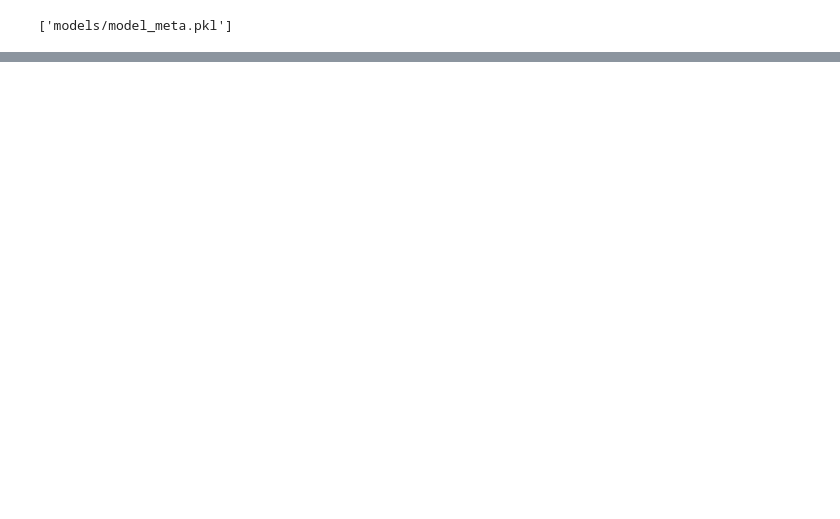
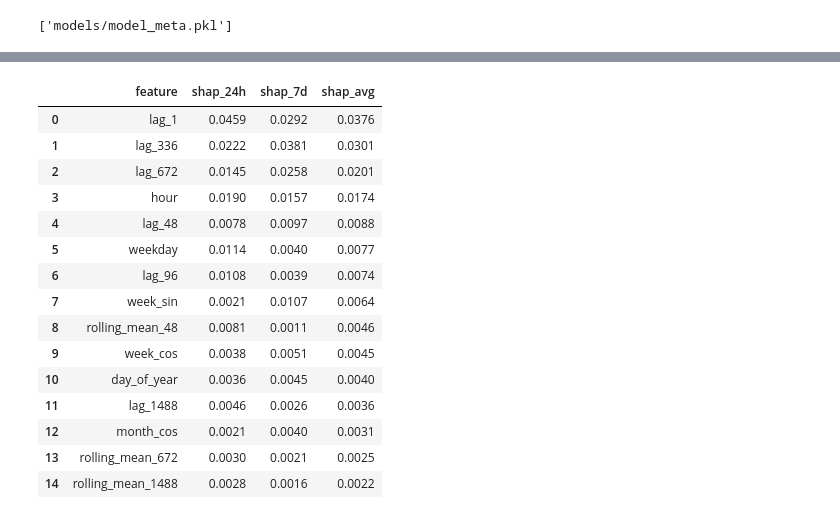
Before and after one commit to IvanMorsin/Forecasting-electrical-power-in-multi-storey-residential-buildings, a Jupyter notebook: notebook_9_XGBoost_LightGBM_CatBoost_RF.ipynb, the cells around one changed output, grey strips where cells are left out. Saved outputs shown, nothing was run; the diff lists cells and outputs as text; code cells hidden in the pictures; blank space fills up the shorter version.

```diff
--- a/notebook_9_XGBoost_LightGBM_CatBoost_RF.ipynb
+++ b/notebook_9_XGBoost_LightGBM_CatBoost_RF.ipynb
@@ -1004,0 +1191,32 @@ joblib.dump(meta, "models/model_meta.pkl")
+# %%
+#Сводная таблица важности
+importance_df = pd.DataFrame({'feature': feature_cols})
+for hz in SHAP_HORIZONS:
+    importance_df[f'shap_{hz}'] = np.abs(shap_vals[hz]).mean(axis=0)
+
+importance_df['shap_avg'] = importance_df[[f'shap_{h}' for h in SHAP_HORIZONS]].mean(axis=1)
+importance_df = importance_df.sort_values('shap_avg', ascending=False).reset_index(drop=True)
+importance_df.to_csv('shap_importance.csv', index=False)
+
+display(
+    importance_df.head(15)
+    .style.background_gradient(cmap='Blues', subset=['shap_avg'])
+    .format({'shap_24h': '{:.4f}', 'shap_7d': '{:.4f}', 'shap_avg': '{:.4f}'})
+)
+# %% [output]
+|  | feature | shap_24h | shap_7d | shap_avg |
+| 0 | lag_1 | 0.0459 | 0.0292 | 0.0376 |
+| 1 | lag_336 | 0.0222 | 0.0381 | 0.0301 |
+| 2 | lag_672 | 0.0145 | 0.0258 | 0.0201 |
+| 3 | hour | 0.0190 | 0.0157 | 0.0174 |
+| 4 | lag_48 | 0.0078 | 0.0097 | 0.0088 |
+| 5 | weekday | 0.0114 | 0.0040 | 0.0077 |
+| 6 | lag_96 | 0.0108 | 0.0039 | 0.0074 |
+| 7 | week_sin | 0.0021 | 0.0107 | 0.0064 |
+| 8 | rolling_mean_48 | 0.0081 | 0.0011 | 0.0046 |
+| 9 | week_cos | 0.0038 | 0.0051 | 0.0045 |
+| 10 | day_of_year | 0.0036 | 0.0045 | 0.0040 |
+| 11 | lag_1488 | 0.0046 | 0.0026 | 0.0036 |
+| 12 | month_cos | 0.0021 | 0.0040 | 0.0031 |
+| 13 | rolling_mean_672 | 0.0030 | 0.0021 | 0.0025 |
+| 14 | rolling_mean_1488 | 0.0028 | 0.0016 | 0.0022 |
```
Also changed, not shown: parts of 6 cells of this notebook.
